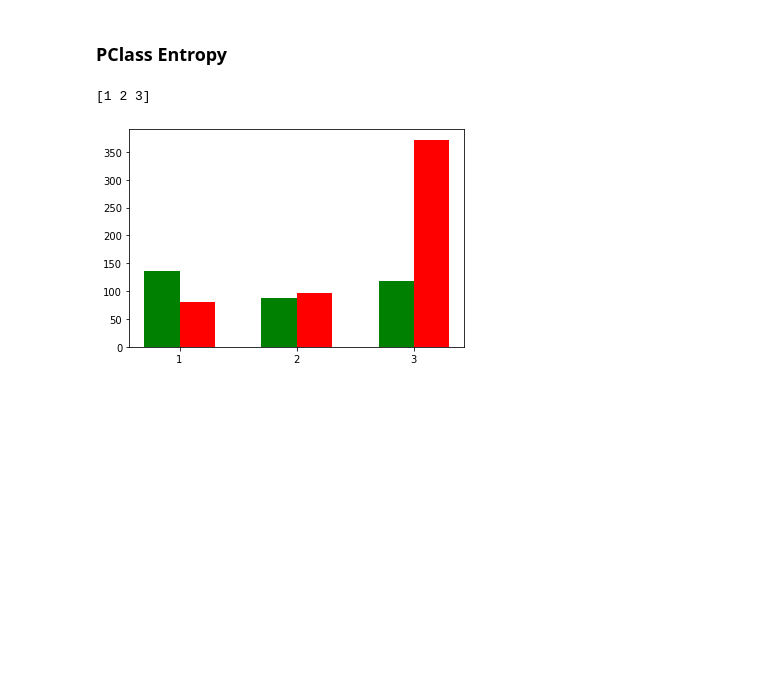
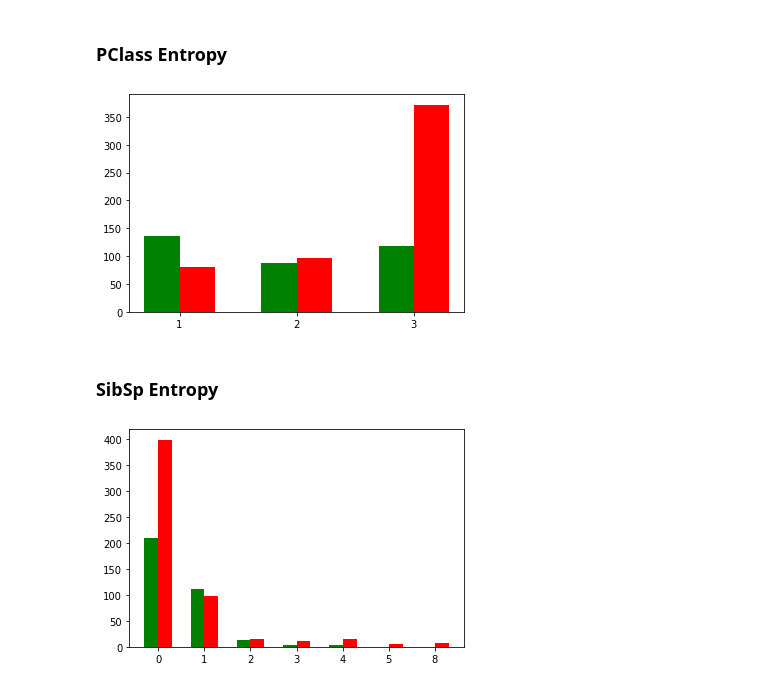
Before and after one commit to Chris112345/TitanicML, a Jupyter notebook: Methods/Data_Analysis.ipynb, the cells around one changed output. Saved outputs shown, nothing was run; the diff lists cells and outputs as text; code cells hidden in the pictures; blank space fills up the shorter version.

Commit message:
Added more entropy analysis

```diff
--- a/Methods/Data_Analysis.ipynb
+++ b/Methods/Data_Analysis.ipynb
@@ -156,12 +156,30 @@ perishedV, perishedC = np.unique(perished["Pclass"],return_counts=True)
 
 plot = plt.subplot()
 index= np.arange(len(label))
-print(label)
 plot.bar(index-0.15, survivedC, width=0.3, color="g", align="center")
 plot.bar(index+0.15, perishedC, width=0.3, color="r", align="center")
 plot.set_xticks(index)
 plot.set_xticklabels(label)
 plt.show()
 # %% [output]
-[1 2 3]
 [figure]
+# %% [markdown]
+### SibSp Entropy
+# %%
+label = np.unique(trainingData["SibSp"], return_counts=False)
+
+survivedV, survivedC = np.unique(survived["SibSp"],return_counts=True)
+survivedV = np.append(survivedV,[5,8])
+survivedC = np.append(survivedC,[0,0])
+perishedV, perishedC = np.unique(perished["SibSp"],return_counts=True)
+
+
+plot = plt.subplot()
+index= np.arange(len(label))
+plot.bar(index-0.15, survivedC, width=0.3, color="g", align="center")
+plot.bar(index+0.15, perishedC, width=0.3, color="r", align="center")
+plot.set_xticks(index)
+plot.set_xticklabels(label)
+plt.show()
+# %% [output]
+[figure, added]
```
Also changed, not shown: parts of 5 cells of this notebook.
